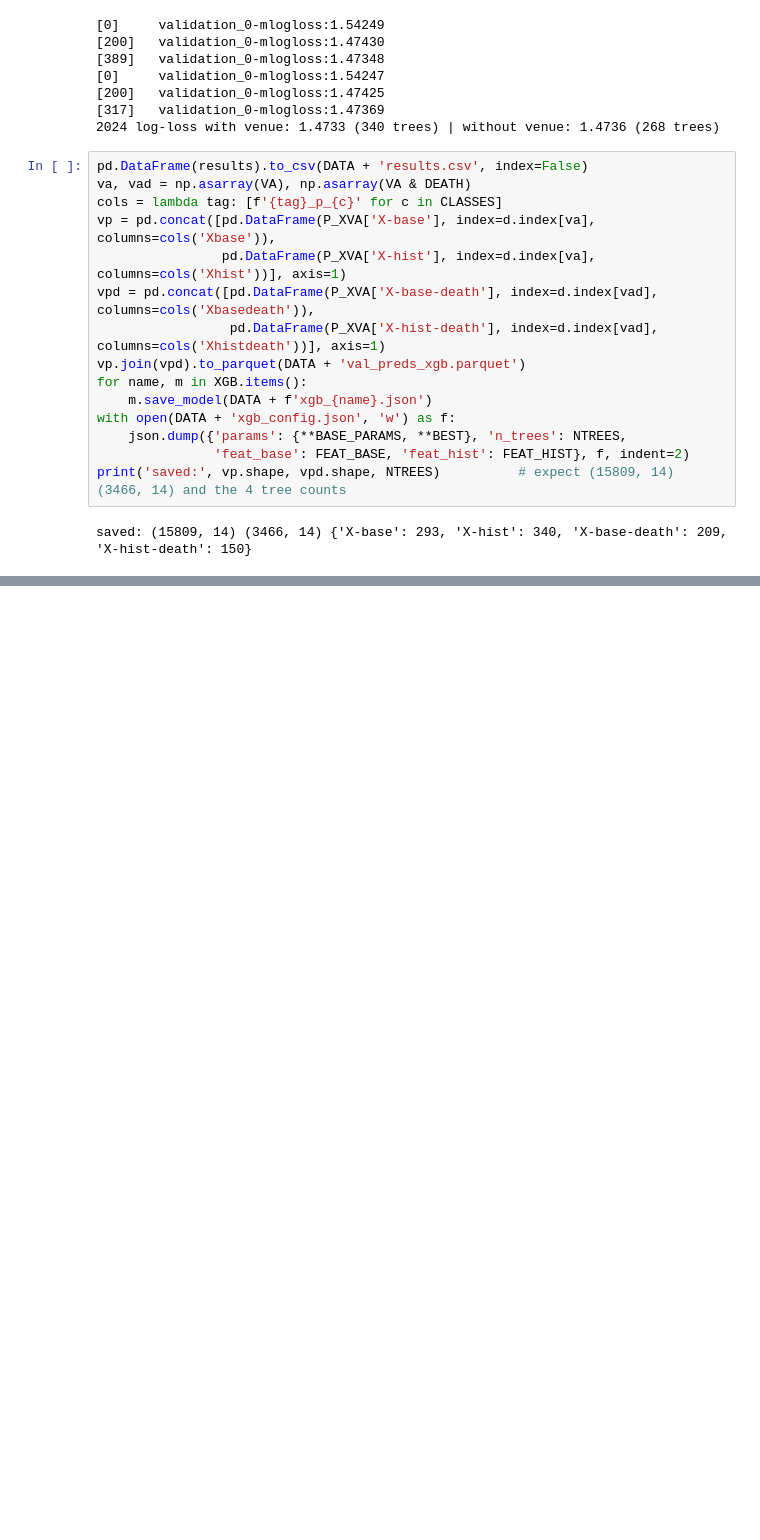
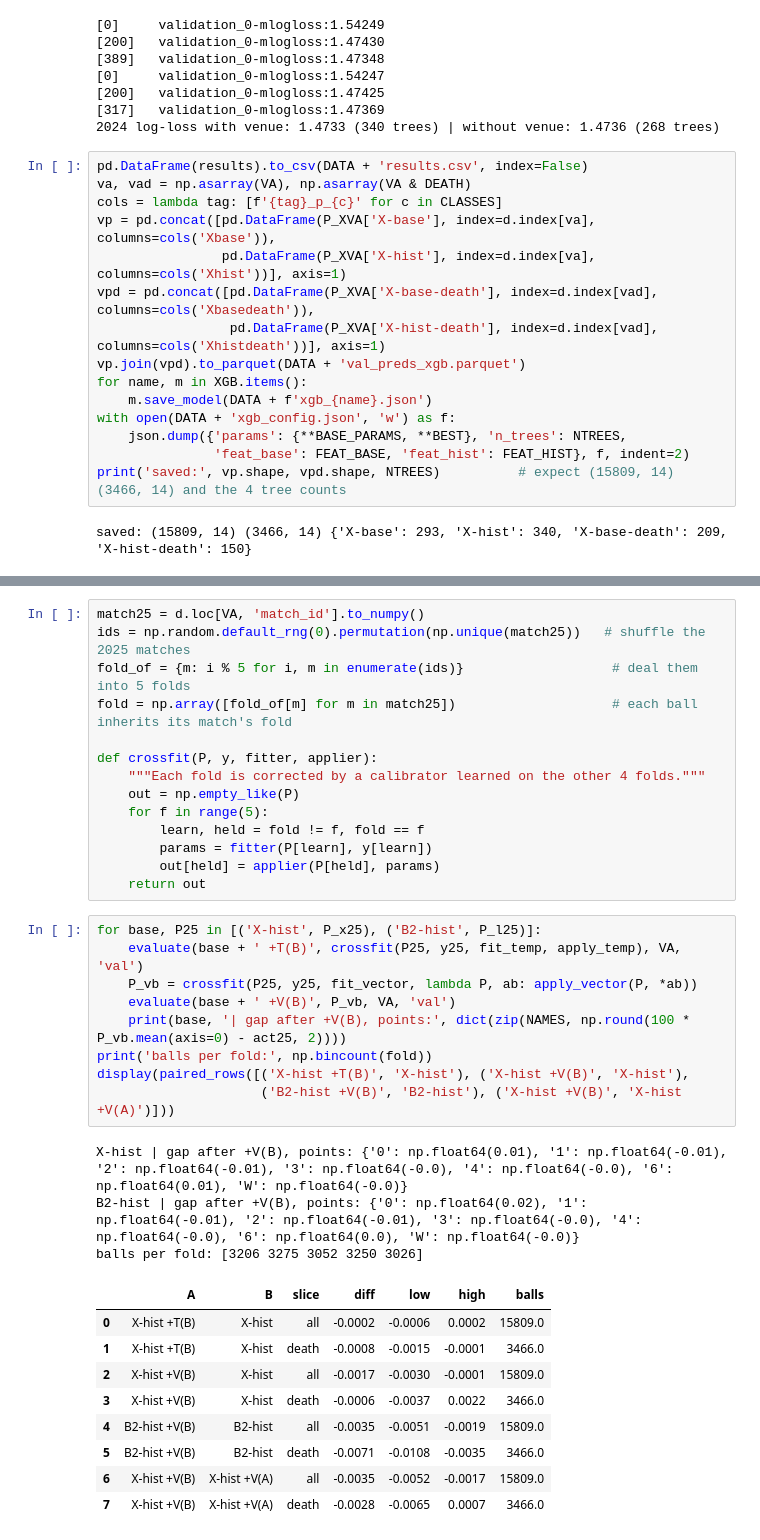
Before and after one commit to arjunnamburi/ml_death_overs_ipl, a Jupyter notebook: notebooks/models.ipynb, the cells around one changed output, grey strips where cells are left out. Saved outputs shown, nothing was run; the diff lists cells and outputs as text; blank space fills up the shorter version.

```diff
--- a/notebooks/models.ipynb
+++ b/notebooks/models.ipynb
@@ -1572,0 +1773,36 @@ saved: (15809, 14) (3466, 14) {'X-base': 293, 'X-hist': 340, 'X-base-death': 209
+# %%
+match25 = d.loc[VA, 'match_id'].to_numpy()
+ids = np.random.default_rng(0).permutation(np.unique(match25))   # shuffle the 2025 matches
+fold_of = {m: i % 5 for i, m in enumerate(ids)}                   # deal them into 5 folds
+fold = np.array([fold_of[m] for m in match25])                    # each ball inherits its match's fold
+
+def crossfit(P, y, fitter, applier):
+    """Each fold is corrected by a calibrator learned on the other 4 folds."""
+    out = np.empty_like(P)
+    for f in range(5):
+        learn, held = fold != f, fold == f
+        params = fitter(P[learn], y[learn])
+        out[held] = applier(P[held], params)
+    return out
+# %%
+for base, P25 in [('X-hist', P_x25), ('B2-hist', P_l25)]:
+    evaluate(base + ' +T(B)', crossfit(P25, y25, fit_temp, apply_temp), VA, 'val')
+    P_vb = crossfit(P25, y25, fit_vector, lambda P, ab: apply_vector(P, *ab))
+    evaluate(base + ' +V(B)', P_vb, VA, 'val')
+    print(base, '| gap after +V(B), points:', dict(zip(NAMES, np.round(100 * P_vb.mean(axis=0) - act25, 2))))
+print('balls per fold:', np.bincount(fold))
+display(paired_rows([('X-hist +T(B)', 'X-hist'), ('X-hist +V(B)', 'X-hist'),
+                     ('B2-hist +V(B)', 'B2-hist'), ('X-hist +V(B)', 'X-hist +V(A)')]))
+# %% [output]
+X-hist | gap after +V(B), points: {'0': np.float64(0.01), '1': np.float64(-0.01), '2': np.float64(-0.01), '3': np.float64(-0.0), '4': np.float64(-0.0), '6': np.float64(0.01), 'W': np.float64(-0.0)}
+B2-hist | gap after +V(B), points: {'0': np.float64(0.02), '1': np.float64(-0.01), '2': np.float64(-0.01), '3': np.float64(-0.0), '4': np.float64(-0.0), '6': np.float64(0.0), 'W': np.float64(-0.0)}
+balls per fold: [3206 3275 3052 3250 3026]
+|  | A | B | slice | diff | low | high | balls |
+| 0 | X-hist +T(B) | X-hist | all | -0.0002 | -0.0006 | 0.0002 | 15809.0 |
+| 1 | X-hist +T(B) | X-hist | death | -0.0008 | -0.0015 | -0.0001 | 3466.0 |
+| 2 | X-hist +V(B) | X-hist | all | -0.0017 | -0.0030 | -0.0001 | 15809.0 |
+| 3 | X-hist +V(B) | X-hist | death | -0.0006 | -0.0037 | 0.0022 | 3466.0 |
+| 4 | B2-hist +V(B) | B2-hist | all | -0.0035 | -0.0051 | -0.0019 | 15809.0 |
+| 5 | B2-hist +V(B) | B2-hist | death | -0.0071 | -0.0108 | -0.0035 | 3466.0 |
+| 6 | X-hist +V(B) | X-hist +V(A) | all | -0.0035 | -0.0052 | -0.0017 | 15809.0 |
+| 7 | X-hist +V(B) | X-hist +V(A) | death | -0.0028 | -0.0065 | 0.0007 | 3466.0 |
```
Also changed, not shown: parts of 18 cells of this notebook.
